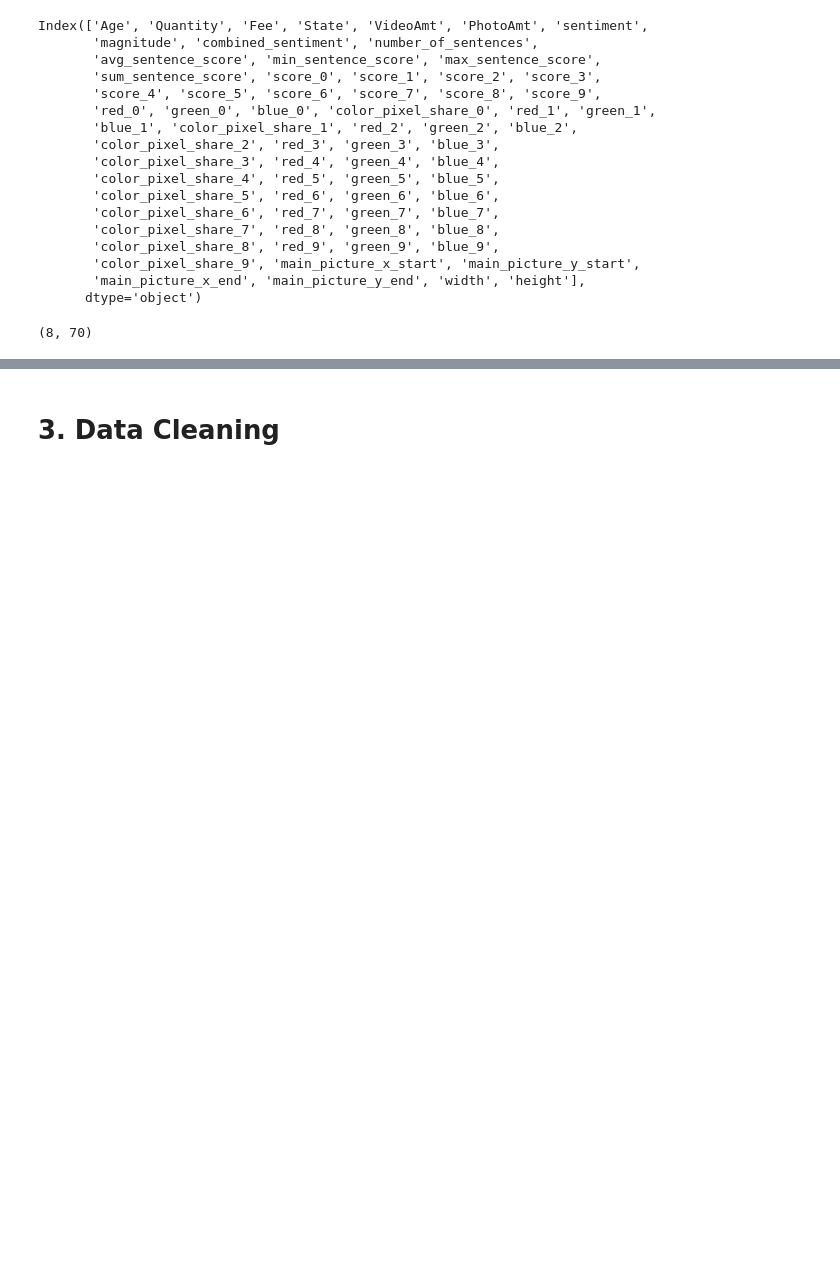
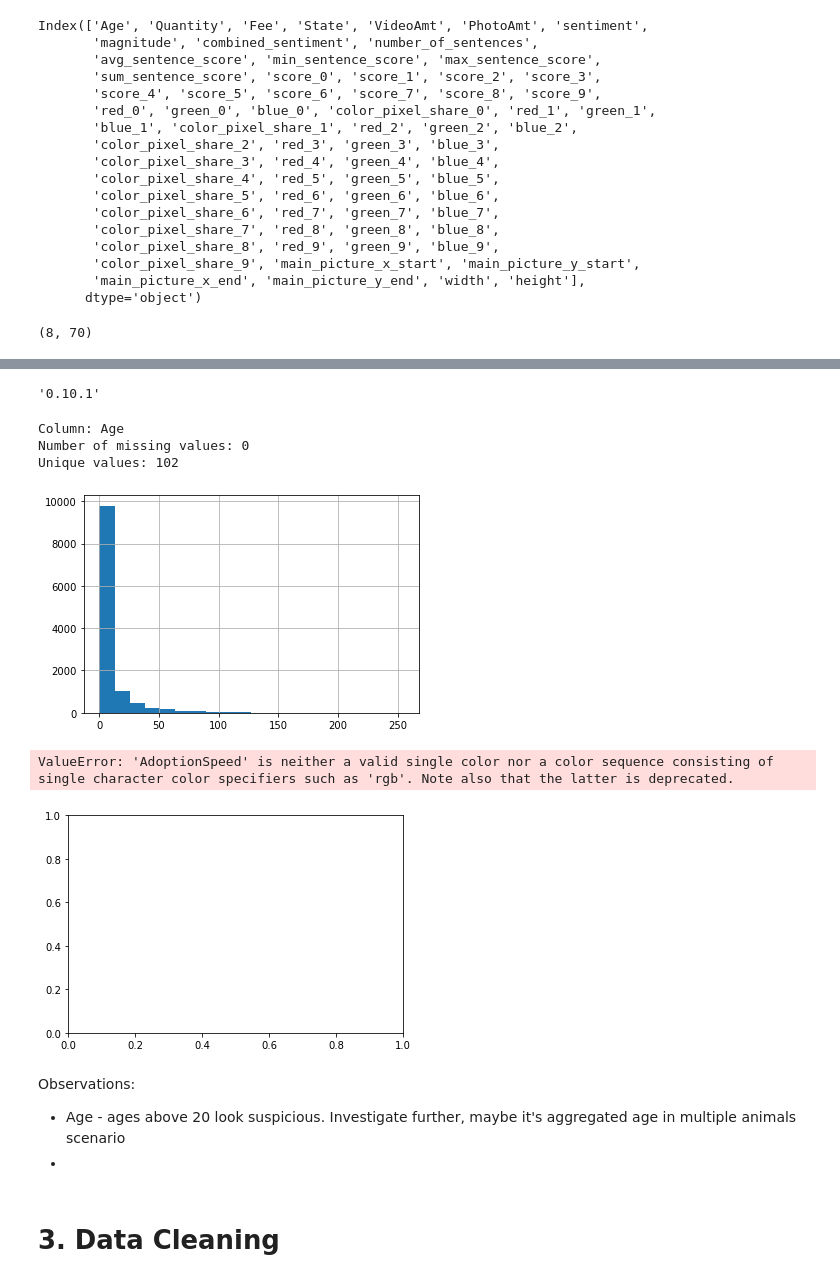
Before and after one commit to dawidjwisniewski/pet_adoption, a Jupyter notebook: project.ipynb, the cells around one changed output, grey strips where cells are left out. Drawn from its saved outputs; the diff is of its cells as text; code cells hidden in the pictures; blank space fills up the shorter version.

```diff
--- a/project.ipynb
+++ b/project.ipynb
@@ -1166,0 +1333,16 @@ for dogs: Mixed Breed Dog, Purebred Dog <br>
+# %%
+def process_breeds(data: pd.DataFrame) -> pd.DataFrame:
+
+    def aggregate_breeds(x: list) -> str:
+        breeds = [breed for breed in x if breed != 'na']
+        # remove duplicates
+        breeds = list(set(breeds))
+        breeds.sort()
+        breeds_string = '-'.join(breeds)
+        return breeds_string
+
+    data['Breeds']= data[['Breed1', 'Breed2']].agg(aggregate_breeds, axis=1)
+    return data
+# %%
+X_train = process_breeds(X_train)
+X_train.Breeds.value_counts()
@@ -1186,0 +1429,3 @@ Name: description_0, dtype: float64
+# %%
+X_train = process_dimensions(X_train)
+X_train
@@ -1518,3 +1856,38 @@ X_train.describe().iloc[:,0:10]
+# %%
+sns.__version__
+# %% [output]
+'0.10.1'
+# %%
+for column in numeric_columns:
+    number_of_unique_categories = len(X_train[column].unique())
+    print(f'Column: {column}')
+    all_values=X_train[column]
+    nan_values = X_train[column].isna().sum()
+    print(f'Number of missing values: {nan_values}')
+    print(f'Unique values: {number_of_unique_categories}')
+    if number_of_unique_categories<20:
+        print(pd.DataFrame({'count': X_train[column].value_counts(), 'freq': X_train[column].value_counts(normalize=True)}).head(20))
+
+    X_train[column].hist(bins = int(max(number_of_unique_categories/20,20)))
+    plt.show()
+
+    temp = pd.concat([X_train[column], y_train], axis=1)
+
+    sns.distplot(temp[column], color='AdoptionSpeed')
+
+    sns.distplot(temp, x=column, hue='AdoptionSpeed', kind="kde", fill=True)
+    print('---------------------------------------------------------------')
+# %% [output]
+Column: Age
+Number of missing values: 0
+Unique values: 102
+[figure, added]
+ValueError: 'AdoptionSpeed' is neither a valid single color nor a color sequence consisting of single character color specifiers such as 'rgb'. Note also that the latter is deprecated.
+[figure, added]
+# %% [markdown]
+Observations:
+* Age - ages above 20 look suspicious. Investigate further, maybe it's aggregated age in multiple animals scenario
+*
 # %% [markdown]
 # 3. Data Cleaning
 # %% [markdown]
```
Also changed, not shown: parts of 41 cells of this notebook.
